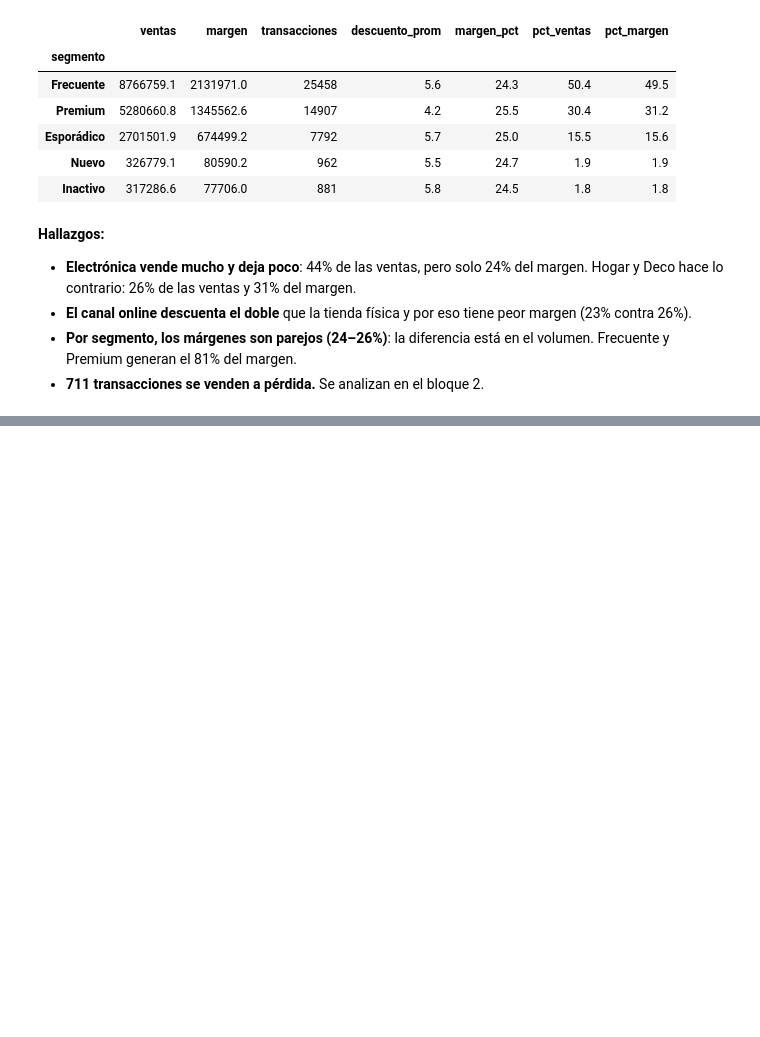
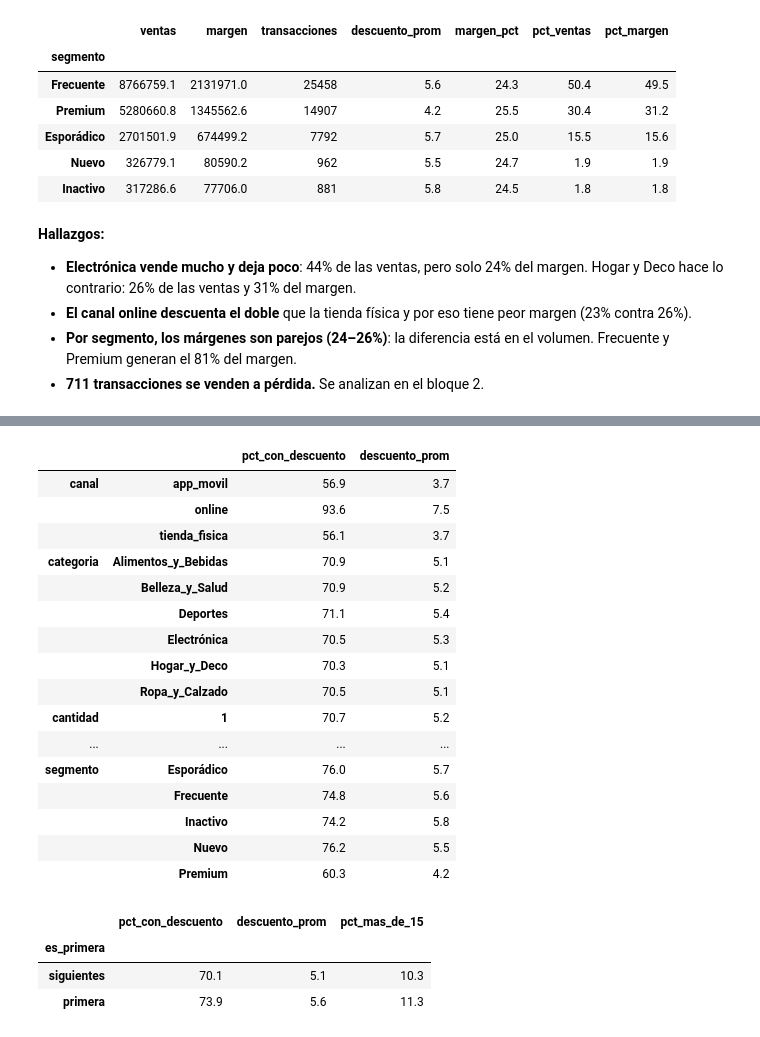
Before and after one commit to Hjanner/retail-intelligence, a Jupyter notebook: notebooks/02_rentabilidad.ipynb, the cells around one changed output, grey strips where cells are left out. Drawn from its saved outputs; the diff is of its cells as text; code cells hidden in the pictures; blank space fills up the shorter version.

Commit message:
feat(02): H1.1 mezcla descartada y H1.2 descuentos confirmada

```diff
--- a/notebooks/02_rentabilidad.ipynb
+++ b/notebooks/02_rentabilidad.ipynb
@@ -76,0 +133,10 @@ resumen("segmento")
+# %%
+# monto_neto debe cumplir precio_unitario × cantidad × (1 − descuento)
+d = (tx.merge(pr[["producto_id", "categoria", "costo"]], on="producto_id")
+       .merge(cli[["cliente_id", "segmento"]], on="cliente_id"))
+cumple = (d.precio_unitario * d.cantidad * (1 - d.descuento) - d.monto_neto).abs() <= 0.02
+print(f"Filas que cumplen la fórmula: {cumple.mean():.1%} de {len(d):,}")
+
+d["margen"] = d.monto_neto - d.costo * d.cantidad
+d["tramo"] = pd.cut((d.descuento * 100).round(6), [-0.01, 0, 5, 10, 15, 20, 100],
+                    labels=["0", "1–5", "6–10", "11–15", "16–20", ">20"])
@@ -76,0 +193,39 @@ resumen("segmento")
+# %%
+# Quién recibe descuentos: % de ventas con descuento y descuento promedio
+def quien(dim):
+    r = d.groupby(dim).agg(pct_con_descuento=("descuento", lambda s: (s > 0).mean() * 100),
+                           descuento_prom=("descuento", lambda s: s.mean() * 100))
+    return r.round(1)
+
+pd.concat({dim: quien(dim) for dim in ["canal", "categoria", "cantidad", "metodo_pago", "segmento"]})
+# %% [output]
+|  |  | pct_con_descuento | descuento_prom |
+| canal | app_movil | 56.9 | 3.7 |
+|  | online | 93.6 | 7.5 |
+|  | tienda_fisica | 56.1 | 3.7 |
+| categoria | Alimentos_y_Bebidas | 70.9 | 5.1 |
+|  | Belleza_y_Salud | 70.9 | 5.2 |
+|  | Deportes | 71.1 | 5.4 |
+|  | Electrónica | 70.5 | 5.3 |
+|  | Hogar_y_Deco | 70.3 | 5.1 |
+|  | Ropa_y_Calzado | 70.5 | 5.1 |
+| cantidad | 1 | 70.7 | 5.2 |
+| ... | ... | ... | ... |
+| segmento | Esporádico | 76.0 | 5.7 |
+|  | Frecuente | 74.8 | 5.6 |
+|  | Inactivo | 74.2 | 5.8 |
+|  | Nuevo | 76.2 | 5.5 |
+|  | Premium | 60.3 | 4.2 |
+# %%
+# Primera compra de cada cliente contra las siguientes
+orden = d.sort_values(["cliente_id", "fecha", "transaccion_id"])
+orden["es_primera"] = ~orden.duplicated("cliente_id")
+orden.groupby("es_primera").descuento.agg(
+    pct_con_descuento=lambda s: (s > 0).mean() * 100,
+    descuento_prom=lambda s: s.mean() * 100,
+    pct_mas_de_15=lambda s: (s > 0.15).mean() * 100).rename(index={True: "primera", False: "siguientes"}).round(1)
+# %% [output]
+|  | pct_con_descuento | descuento_prom | pct_mas_de_15 |
+| es_primera |  |  |  |
+| siguientes | 70.1 | 5.1 | 10.3 |
+| primera | 73.9 | 5.6 | 11.3 |
```
Also changed, not shown: parts of 14 cells of this notebook, 1 other file.
